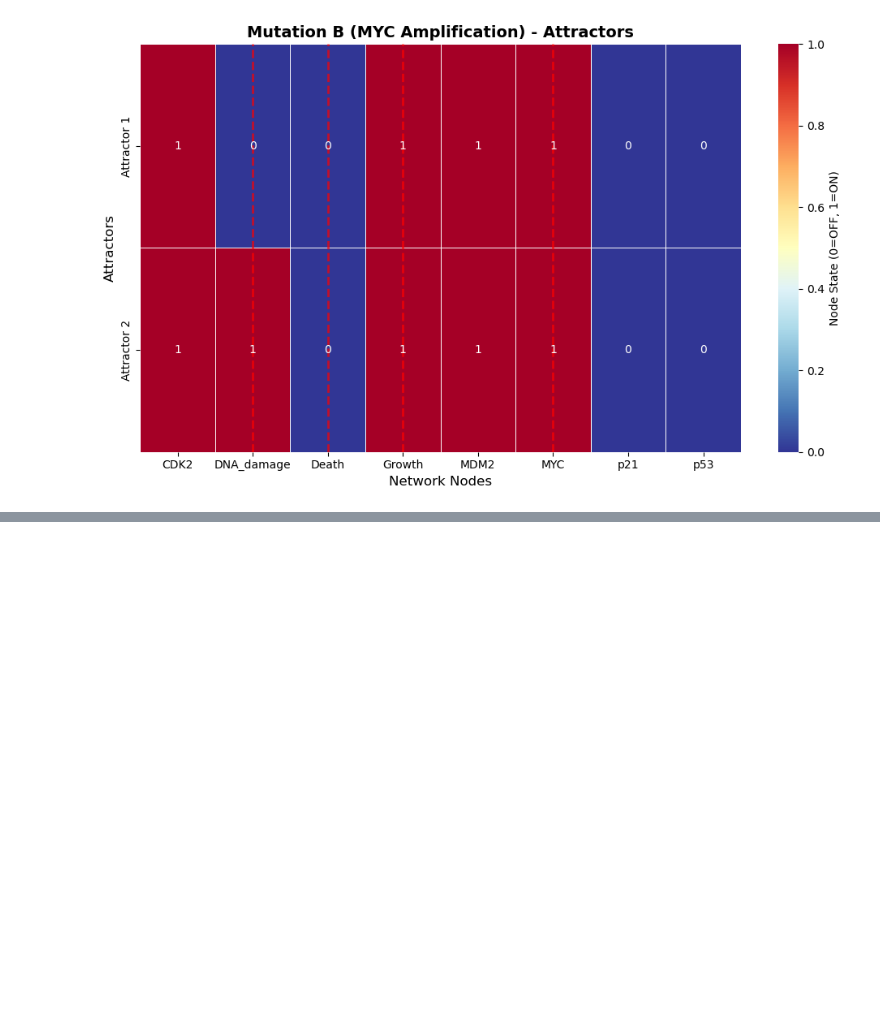
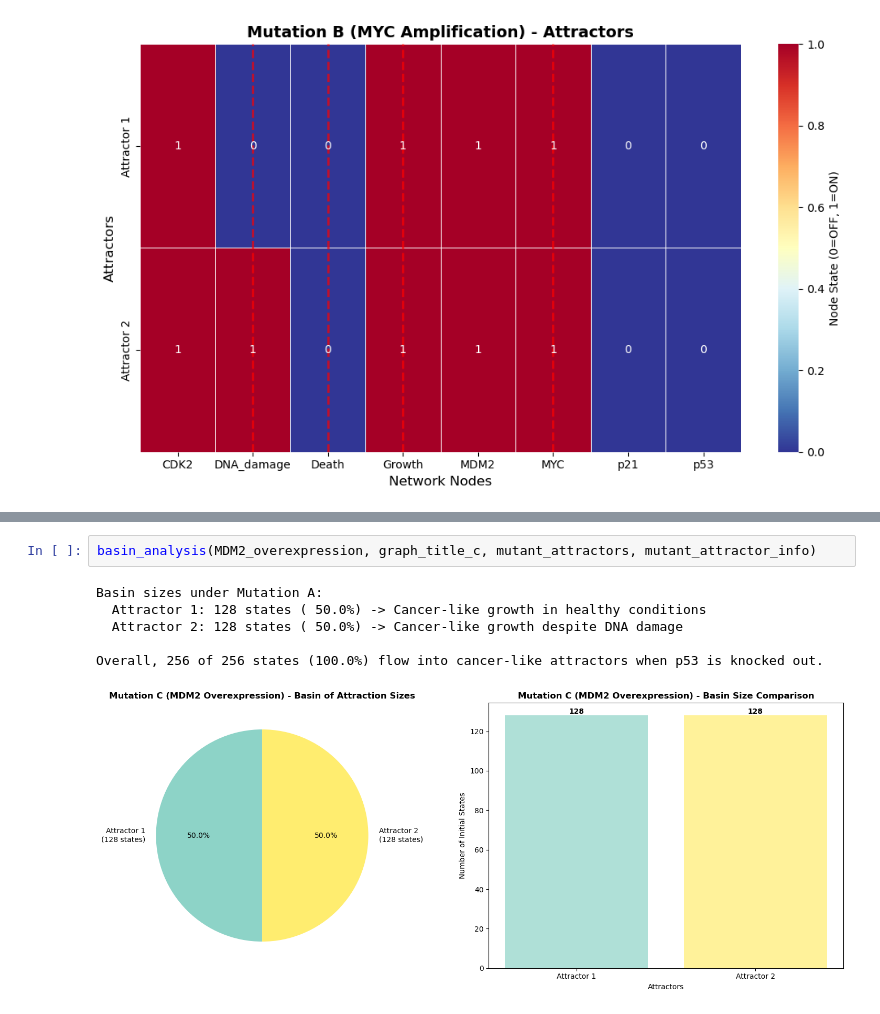
Before and after one commit to matecoco2024/bio_systems_assignements, a Jupyter notebook: assignement_3/KEN3170_BooleanModeling.ipynb, the cells around one changed output, grey strips where cells are left out. Saved outputs shown, nothing was run; the diff lists cells and outputs as text; blank space fills up the shorter version.

```diff
--- a/assignement_3/KEN3170_BooleanModeling.ipynb
+++ b/assignement_3/KEN3170_BooleanModeling.ipynb
@@ -916,0 +956,9 @@ Overall, 256 of 256 states (100.0%) flow into cancer-like attractors when p53 is
+# %%
+basin_analysis(MDM2_overexpression, graph_title_c, mutant_attractors, mutant_attractor_info)
+# %% [output]
+Basin sizes under Mutation A:
+  Attractor 1: 128 states ( 50.0%) -> Cancer-like growth in healthy conditions
+  Attractor 2: 128 states ( 50.0%) -> Cancer-like growth despite DNA damage
+
+Overall, 256 of 256 states (100.0%) flow into cancer-like attractors when p53 is knocked out.
+[figure, added]
```
Also changed, not shown: parts of 8 cells of this notebook.
